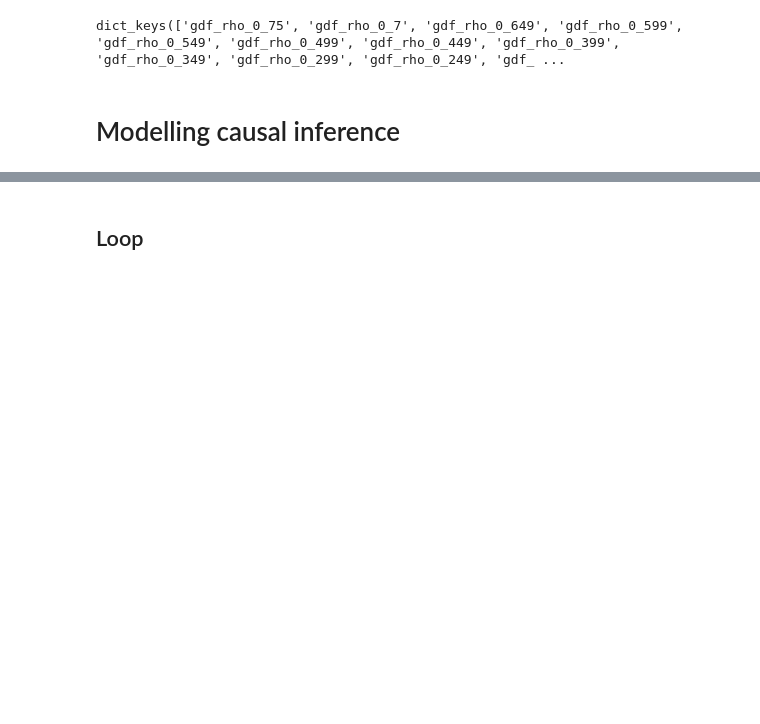
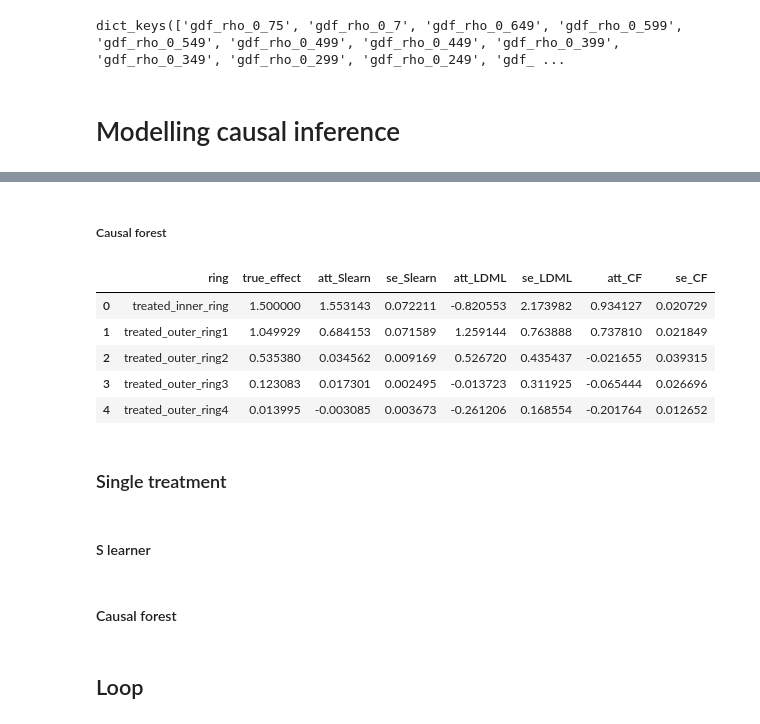
Before and after one commit to Andrew10MAIN/causal_ML_with_spilovers_of_treatment, a Jupyter notebook: 04_testing_models_on_simulated_data/testing_models_on_simulated_data.ipynb, the cells around one changed output, grey strips where cells are left out. Drawn from its saved outputs; the diff is of its cells as text; code cells hidden in the pictures; blank space fills up the shorter version.

Commit message:
Working with different models

```diff
--- a/04_testing_models_on_simulated_data/testing_models_on_simulated_data.ipynb
+++ b/04_testing_models_on_simulated_data/testing_models_on_simulated_data.ipynb
@@ -36,4 +36,9 @@ repo_path_r_string = repo_path_unix.replace("/", '\\')
 # %% [markdown]
 # Data
 # %%
-df_names_list = ['gdf_rho_0_75', 'gdf_rho_0_7', 'gdf_rho_0_649', 'gdf_rho_0_599', 'gdf_rho_0_549', 'gdf_rho_0_499', 'gdf_rho_0_449', 'gdf_rho_0_399', 'gdf_rho_0_349', 'gdf_rho_0_299', 'gdf_rho_0_249', 'gdf_rho_0_199', 'gdf_rho_0_149', 'gdf_rho_0_099', 'gdf_rho_0_049']
+df_names_list = [
+    'gdf_rho_0_75', 'gdf_rho_0_7', 'gdf_rho_0_649', 'gdf_rho_0_599', 'gdf_rho_0_549',
+    'gdf_rho_0_499', 'gdf_rho_0_449', 'gdf_rho_0_399', 'gdf_rho_0_349', 'gdf_rho_0_299',
+    'gdf_rho_0_249', 'gdf_rho_0_199', 'gdf_rho_0_149', 'gdf_rho_0_099', 'gdf_rho_0_049'
+    ]
+connection_link_var = repo_path_r_string + r'\03_simulated_data\simulated_data.sqlite'
@@ -184,0 +154,11 @@ treated_inner_ring [np.float64(1.4116091089812424), np.float64(1.553143121758773
+# %%
+df_effectbase = pd.DataFrame({
+                'ring':['treated_inner_ring', 'treated_outer_ring1', 'treated_outer_ring2','treated_outer_ring3','treated_outer_ring4'],
+              'true_effect':[gdf2[gdf2['t'] == 1]['tau'].mean(), gdf2[gdf2['odr_1'] == 1]['tau'].mean(),
+                             gdf2[gdf2['odr_2'] == 1]['tau'].mean(), gdf2[gdf2['odr_3'] == 1]['tau'].mean(),
+                               gdf2[gdf2['odr_4'] == 1]['tau'].mean()],
+              })
+df_multi_treatment_effects_Slearn = make_treatment_effects_df(ITE_df_slearn_multT,  [ 'treated_inner_ring','treated_outer_ring1',
+             'treated_outer_ring2','treated_outer_ring3', 'treated_outer_ring4'],'Slearn', treated_col='treated')
+df_multi_effect_pre1 = df_effectbase.merge(df_multi_treatment_effects_Slearn, on = 'ring', how= 'left')
+df_multi_effect_pre1
@@ -185,3 +202,45 @@ treated_inner_ring [np.float64(1.4116091089812424), np.float64(1.553143121758773
+# %% [markdown]
+##### Causal forest
+# %%
+est2 = CausalForestDML(model_y=RandomForestRegressor(n_estimators=100, max_depth=3, min_samples_leaf=20),
+                       model_t=MultiOutputRegressor(RandomForestRegressor(n_estimators=100,
+                                                                              max_depth=3,
+                                                                              min_samples_leaf=20)),
+                       cv=None,
+                       criterion='mse', n_estimators=1000,
+                       min_samples_leaf=10,
+                       min_impurity_decrease=0.001,
+                       random_state=123)
+
+est2.tune(Y, T_mult, X=X,
+          #W=W
+          )
+est2.fit(Y, T_mult, X=X,
+         #W=W
+         )
+
+te_pred2 = est2.const_marginal_effect(X)
+ITE_CF=pd.DataFrame(te_pred2).rename(columns = {0:'treated_inner_ring', 1:'treated_outer_ring1',
+                                             2:'treated_outer_ring2', 3:'treated_outer_ring3',
+                                             4:'treated_outer_ring4'})
+ITE_CF['treated'] = T_M
+df_multi_treatment_effects_CF = make_treatment_effects_df(ITE_CF,  ['treated_inner_ring','treated_outer_ring1',
+             'treated_outer_ring2','treated_outer_ring3', 'treated_outer_ring4'],'CF', treated_col='treated')
+df_multi_effect = df_multi_effect_pre2.merge(df_multi_treatment_effects_CF, on = 'ring', how= 'left')
+df_multi_effect
+# %% [output]
+|  | ring | true_effect | att_Slearn | se_Slearn | att_LDML | se_LDML | att_CF | se_CF |
+| 0 | treated_inner_ring | 1.500000 | 1.553143 | 0.072211 | -0.820553 | 2.173982 | 0.934127 | 0.020729 |
+| 1 | treated_outer_ring1 | 1.049929 | 0.684153 | 0.071589 | 1.259144 | 0.763888 | 0.737810 | 0.021849 |
+| 2 | treated_outer_ring2 | 0.535380 | 0.034562 | 0.009169 | 0.526720 | 0.435437 | -0.021655 | 0.039315 |
+| 3 | treated_outer_ring3 | 0.123083 | 0.017301 | 0.002495 | -0.013723 | 0.311925 | -0.065444 | 0.026696 |
+| 4 | treated_outer_ring4 | 0.013995 | -0.003085 | 0.003673 | -0.261206 | 0.168554 | -0.201764 | 0.012652 |
+# %% [markdown]
+### Single treatment
+# %% [markdown]
+#### S learner
+# %% [markdown]
+#### Causal forest
 # %% [markdown]
 ## Loop
 # %%
```
Also changed, not shown: parts of 16 cells of this notebook, 1 other file.
